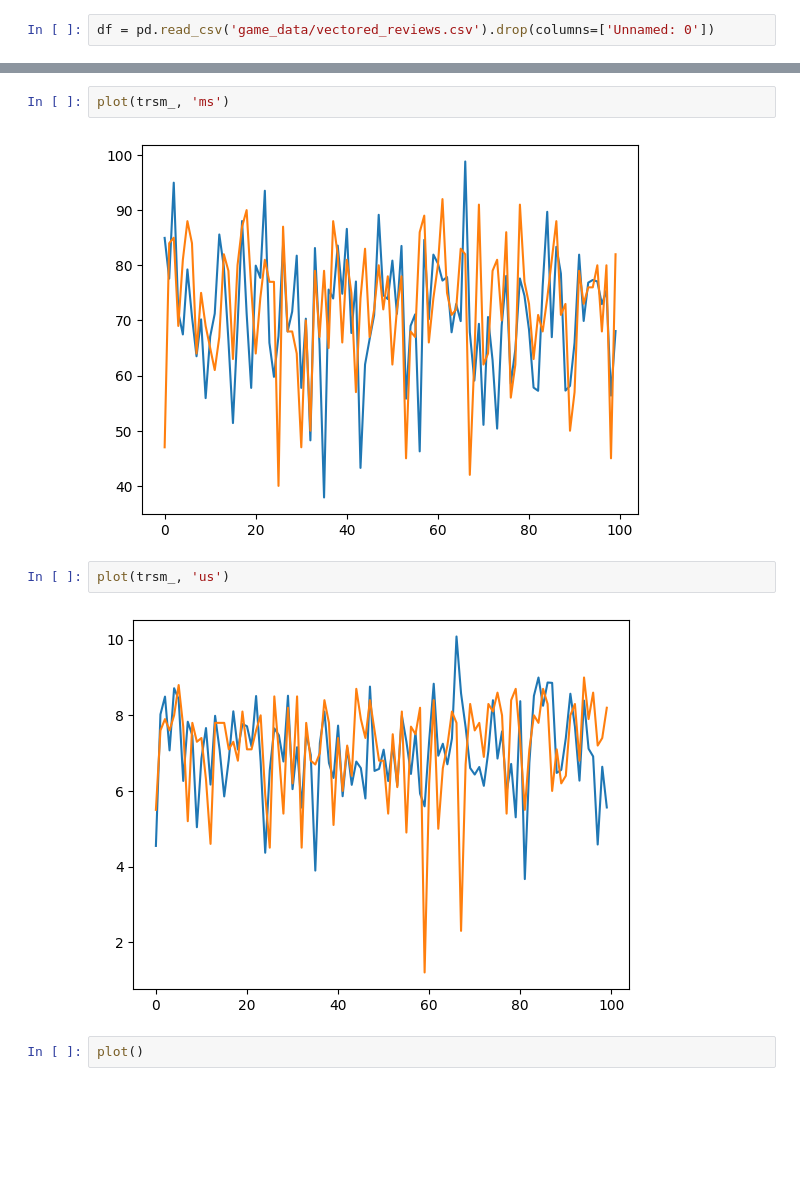
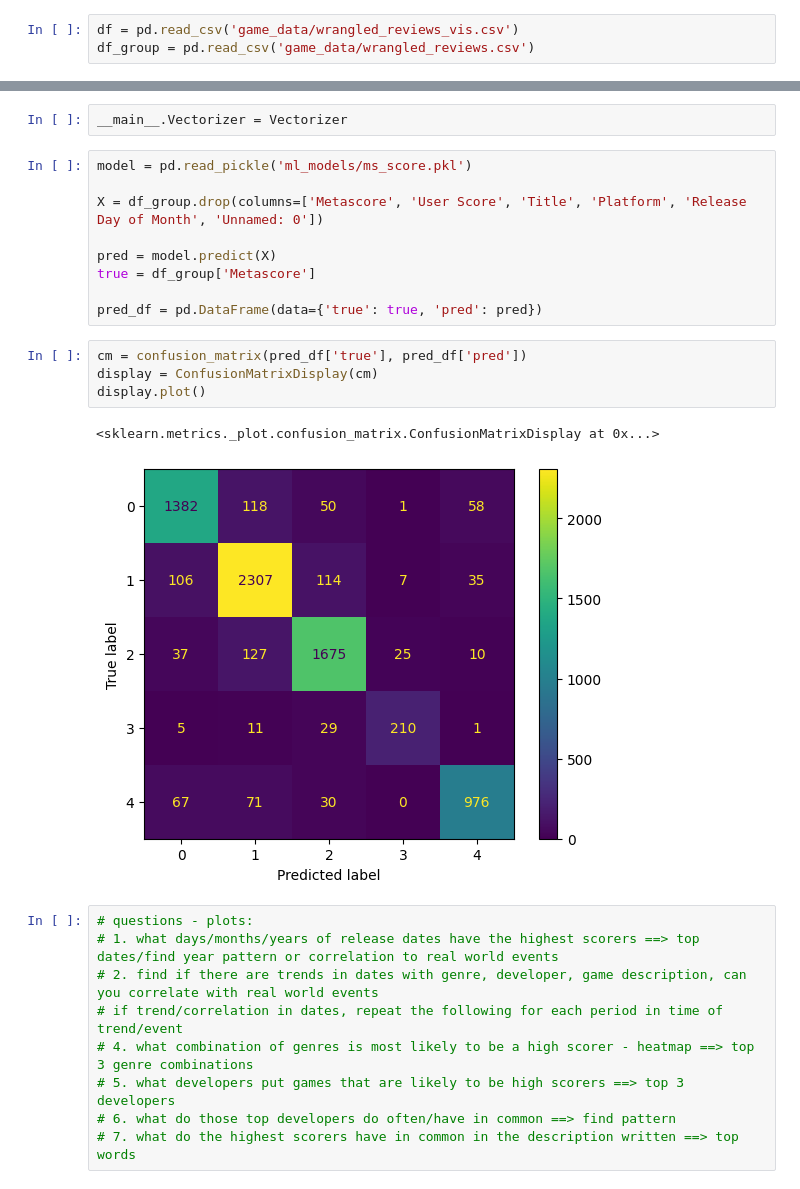
Before and after one commit to Oliver1107/Game-Reviews, a Jupyter notebook: visual.ipynb, the cells around one changed output, grey strips where cells are left out. Drawn from its saved outputs; the diff is of its cells as text; blank space fills up the shorter version.

Commit message:
create seperate data set for visualizations

```diff
--- a/visual.ipynb
+++ b/visual.ipynb
@@ -60,2 +8,3 @@ test_sm['us_res'] = test_sm['pred_us'] - test_sm['actual_us']
 # %%
-df = pd.read_csv('game_data/vectored_reviews.csv').drop(columns=['Unnamed: 0'])
+df = pd.read_csv('game_data/wrangled_reviews_vis.csv')
+df_group = pd.read_csv('game_data/wrangled_reviews.csv')
@@ -172,10 +11,27 @@ tesm_ = add_pred(tesm)
-# %%
-plot(trsm_, 'ms')
-# %% [output]
-[figure, removed]
-# %%
-plot(trsm_, 'us')
-# %% [output]
-[figure, removed]
-# %%
-plot()
+# %%
+__main__.Vectorizer = Vectorizer
+# %%
+model = pd.read_pickle('ml_models/ms_score.pkl')
+
+X = df_group.drop(columns=['Metascore', 'User Score', 'Title', 'Platform', 'Release Day of Month', 'Unnamed: 0'])
+
+pred = model.predict(X)
+true = df_group['Metascore']
+
+pred_df = pd.DataFrame(data={'true': true, 'pred': pred})
+# %%
+cm = confusion_matrix(pred_df['true'], pred_df['pred'])
+display = ConfusionMatrixDisplay(cm)
+display.plot()
+# %% [output]
+<sklearn.metrics._plot.confusion_matrix.ConfusionMatrixDisplay at 0x...>
+[figure, added]
+# %%
+# questions - plots:
+# 1. what days/months/years of release dates have the highest scorers ==> top dates/find year pattern or correlation to real world events
+# 2. find if there are trends in dates with genre, developer, game description, can you correlate with real world events
+# if trend/correlation in dates, repeat the following for each period in time of trend/event
+# 4. what combination of genres is most likely to be a high scorer - heatmap ==> top 3 genre combinations
+# 5. what developers put games that are likely to be high scorers ==> top 3 developers
+# 6. what do those top developers do often/have in common ==> find pattern
+# 7. what do the highest scorers have in common in the description written ==> top words
```
Also changed, not shown: parts of 27 cells of this notebook, 24 other files.
